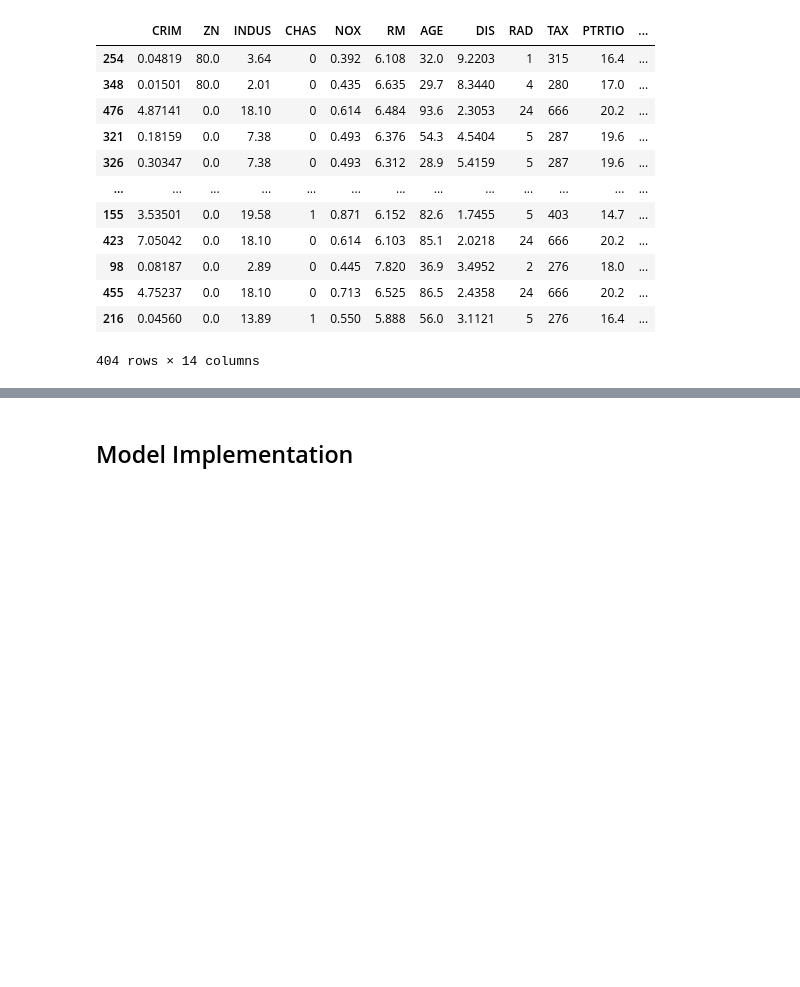
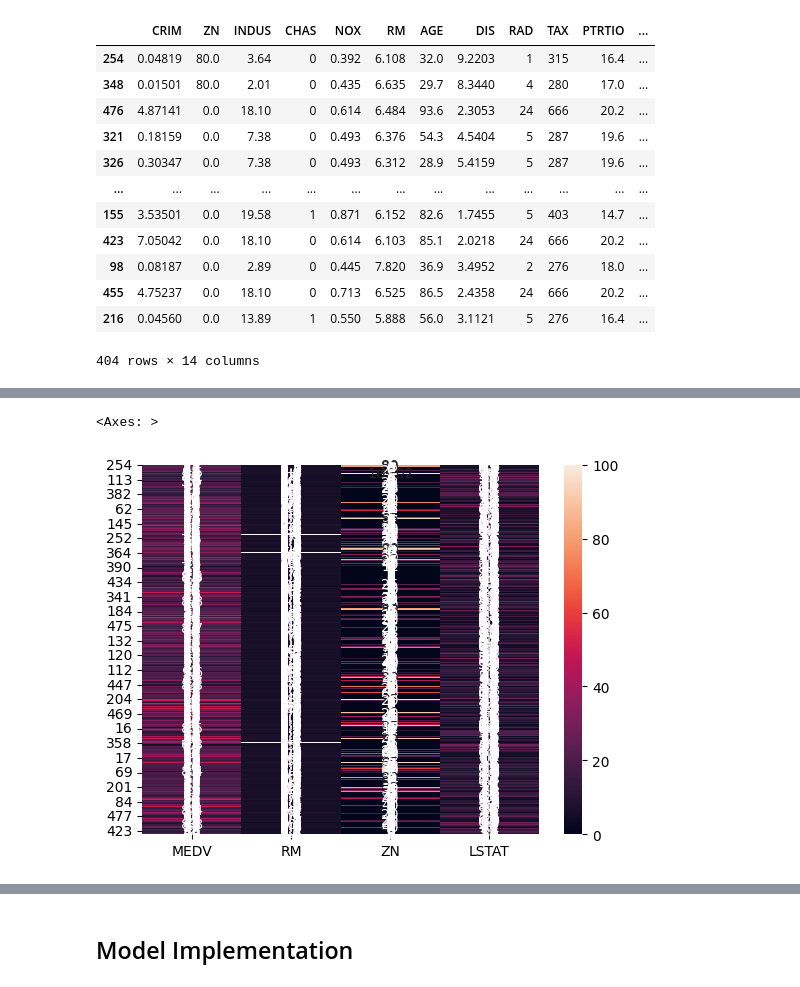
Before and after one commit to siddharth-bijjaragi/price_predictor, a Jupyter notebook: housing.ipynb, the cells around one changed output, grey strips where cells are left out. Drawn from its saved outputs; the diff is of its cells as text; code cells hidden in the pictures; blank space fills up the shorter version.

```diff
--- a/housing.ipynb
+++ b/housing.ipynb
@@ -167,0 +172,3 @@ housing
+# %%
+housing["TAXRM"]=housing['TAX'] / housing['RM']
+housing["TAXRM"]
@@ -167,0 +237,6 @@ housing
+# %%
+a=["MEDV","RM","ZN","LSTAT"]
+sea.heatmap(housing[a],annot=True)
+# %% [output]
+<Axes: >
+[figure, added]
```
Also changed, not shown: parts of 40 cells of this notebook.
